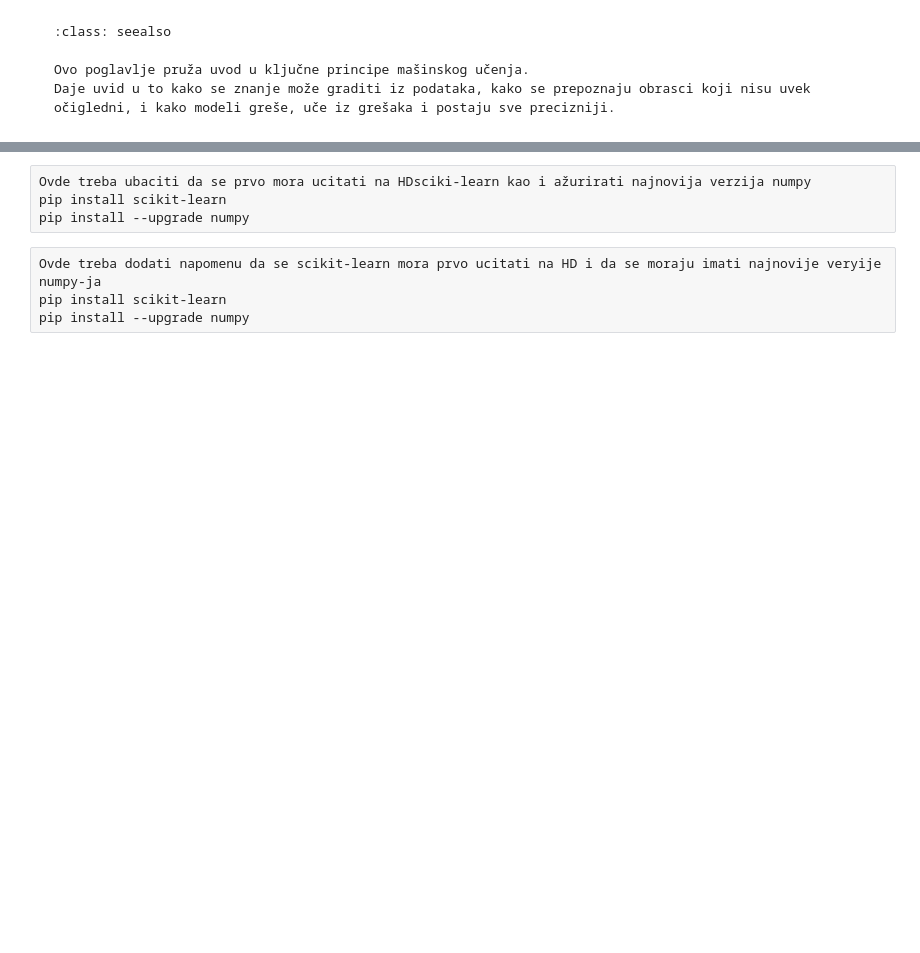
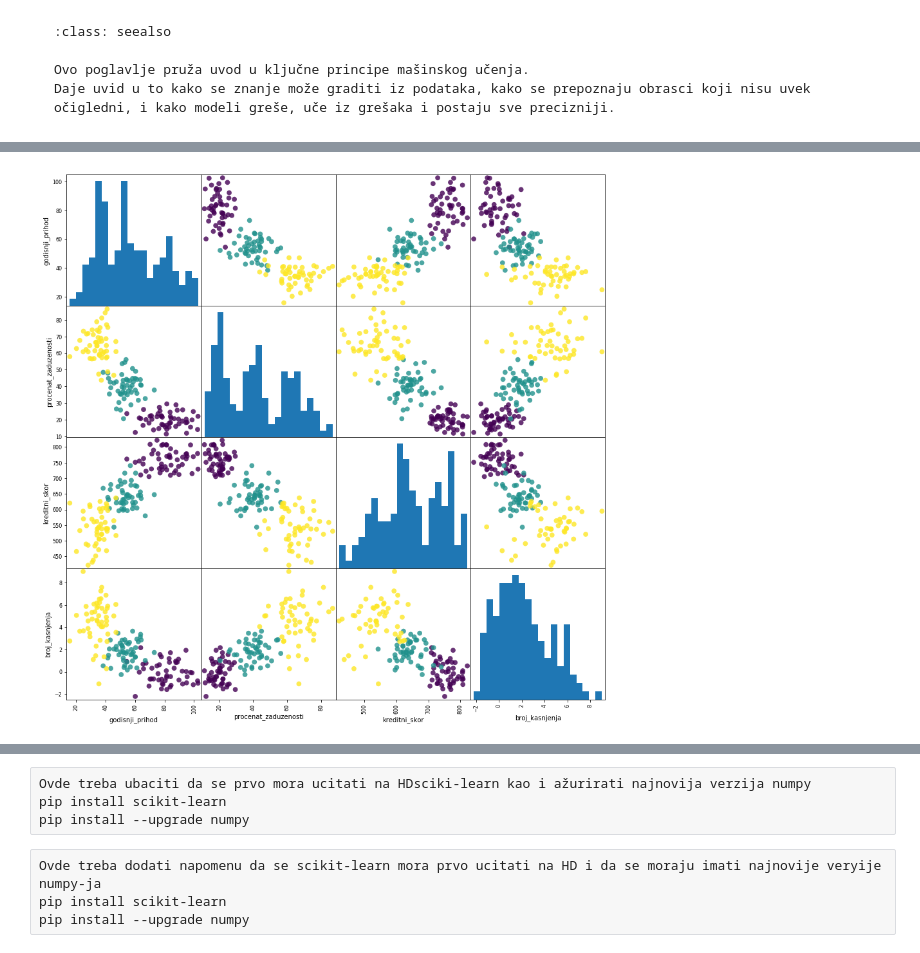
Before and after one commit to dazdejkovic/OI_25_jb1, a Jupyter notebook: _sources/ML_25_01_Uvod_1.ipynb, the cells around one changed output, grey strips where cells are left out. Cells and saved outputs as stored; diff of their text form; code cells hidden in the pictures; blank space fills up the shorter version.

```diff
--- a/_sources/ML_25_01_Uvod_1.ipynb
+++ b/_sources/ML_25_01_Uvod_1.ipynb
@@ -246,0 +525,16 @@ Detaljni primeri implementacije navedenih metoda validacije u programskom jeziku
+# %%
+from pandas.plotting import scatter_matrix
+
+scatter_matrix(
+    finansijski_df[feature_names],
+    c=pd.Categorical(finansijski_df["kategorija_rizika"]).codes,
+    figsize=(15, 15),
+    marker='o',
+    hist_kwds={'bins': 20},
+    s=60,
+    alpha=.8
+)
+
+plt.show()
+# %% [output]
+[figure, added]
```
Also changed, not shown: parts of 76 cells of this notebook, 42 other files.
